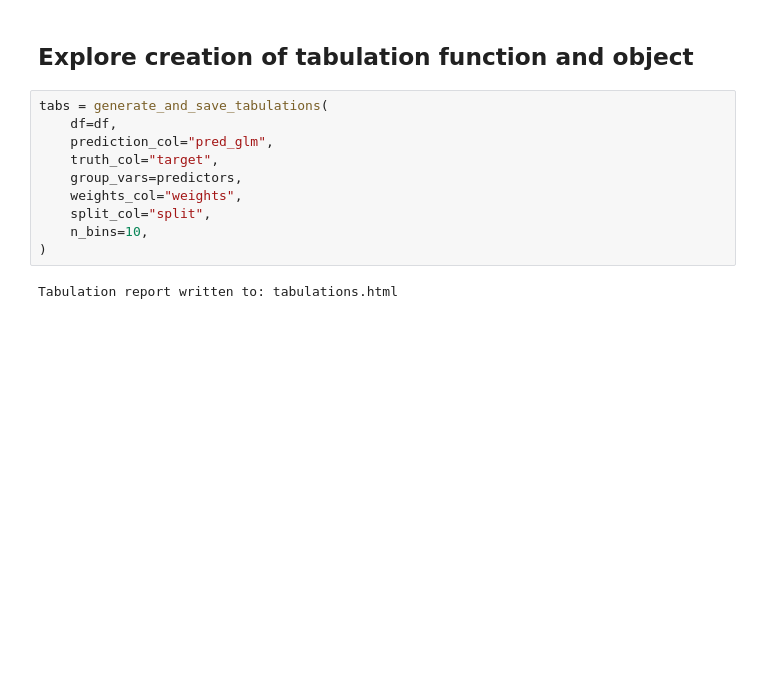
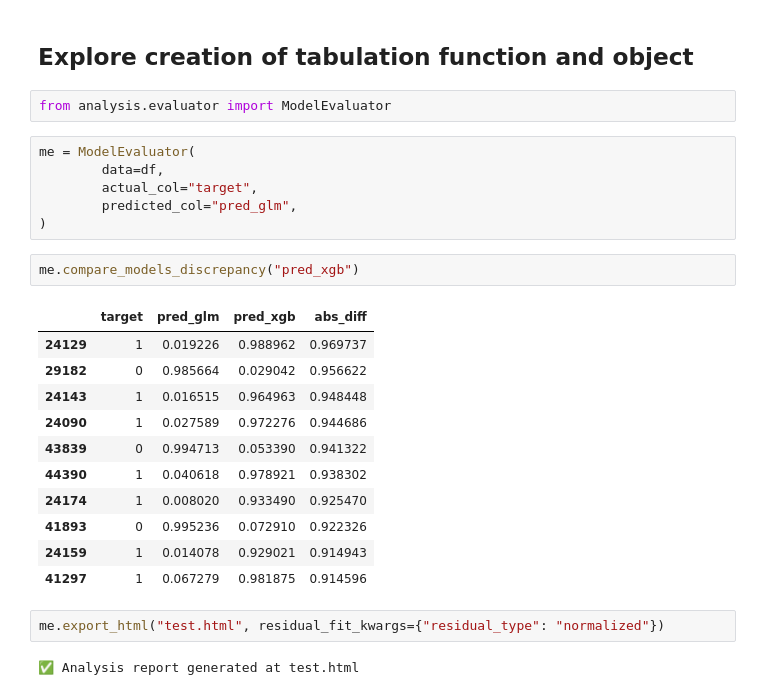
Before and after one commit to asacco-97/analysis-tools, a Jupyter notebook: notebooks/eda_example.ipynb, the cells around one changed output. Drawn from its saved outputs; the diff is of its cells as text; blank space fills up the shorter version.

```diff
--- a/notebooks/eda_example.ipynb
+++ b/notebooks/eda_example.ipynb
@@ -138,14 +148,28 @@ f.plot_error_by_group_grid(
 # %% [markdown]
 ## Explore creation of tabulation function and object
+# %%
+from analysis.evaluator import ModelEvaluator
+# %%
+me = ModelEvaluator(
+        data=df,
+        actual_col="target",
+        predicted_col="pred_glm",
+)
 # %%
-tabs = generate_and_save_tabulations(
-    df=df,
-    prediction_col="pred_glm",
-    truth_col="target",
-    group_vars=predictors,
-    weights_col="weights",
-    split_col="split",
-    n_bins=10,
-)
+me.compare_models_discrepancy("pred_xgb")
 # %% [output]
-Tabulation report written to: tabulations.html
+|  | target | pred_glm | pred_xgb | abs_diff |
+| 24129 | 1 | 0.019226 | 0.988962 | 0.969737 |
+| 29182 | 0 | 0.985664 | 0.029042 | 0.956622 |
+| 24143 | 1 | 0.016515 | 0.964963 | 0.948448 |
+| 24090 | 1 | 0.027589 | 0.972276 | 0.944686 |
+| 43839 | 0 | 0.994713 | 0.053390 | 0.941322 |
+| 44390 | 1 | 0.040618 | 0.978921 | 0.938302 |
+| 24174 | 1 | 0.008020 | 0.933490 | 0.925470 |
+| 41893 | 0 | 0.995236 | 0.072910 | 0.922326 |
+| 24159 | 1 | 0.014078 | 0.929021 | 0.914943 |
+| 41297 | 1 | 0.067279 | 0.981875 | 0.914596 |
+# %%
+me.export_html("test.html", residual_fit_kwargs={"residual_type": "normalized"})
+# %% [output]
+✅ Analysis report generated at test.html
```
Also changed, not shown: parts of 8 cells of this notebook, 6 other files.
